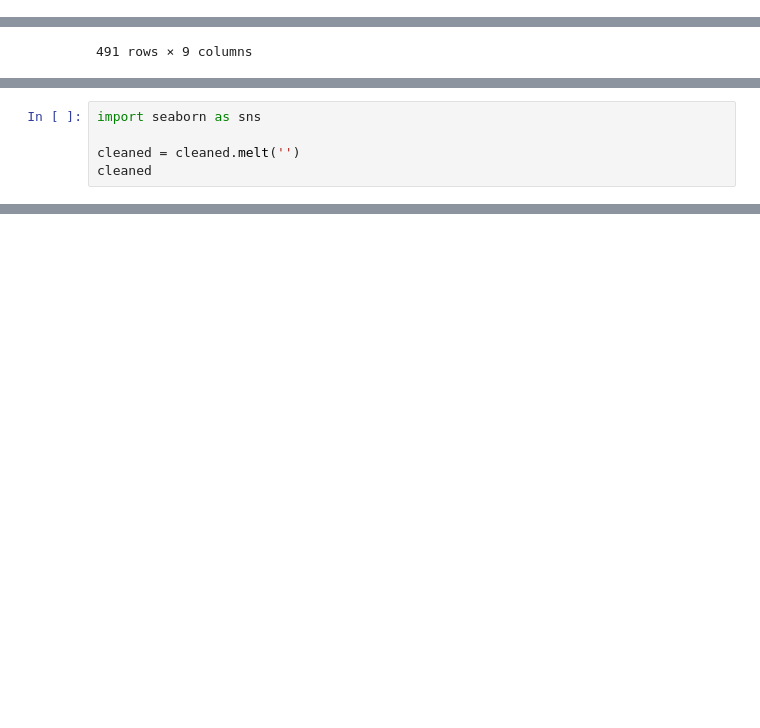
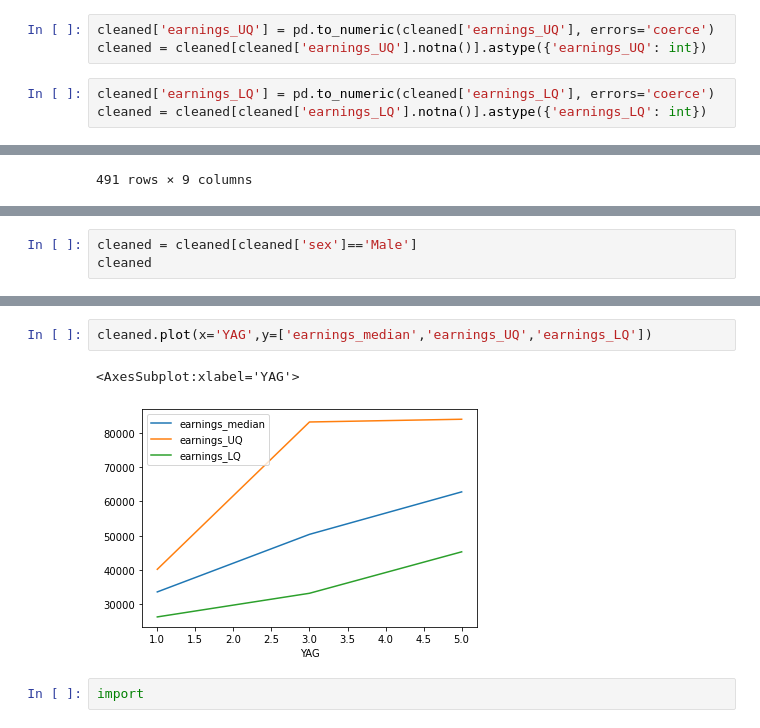
Before and after one commit to SStock1/returns_to_education, a Jupyter notebook: processing.ipynb, the cells around one changed output, grey strips where cells are left out. Cells and saved outputs as stored; diff of their text form; blank space fills up the shorter version.

```diff
--- a/processing.ipynb
+++ b/processing.ipynb
@@ -38,3 +42,9 @@ TypeError: arg must be a list, tuple, 1-d array, or Series
+# %%
+cleaned['earnings_UQ'] = pd.to_numeric(cleaned['earnings_UQ'], errors='coerce')
+cleaned = cleaned[cleaned['earnings_UQ'].notna()].astype({'earnings_UQ': int})
+# %%
+cleaned['earnings_LQ'] = pd.to_numeric(cleaned['earnings_LQ'], errors='coerce')
+cleaned = cleaned[cleaned['earnings_LQ'].notna()].astype({'earnings_LQ': int})
 # %%
 cleaned.head()
 # %% [output]
@@ -77,8 +87,3 @@ cleaned
 | 20123 | 2018/2019 | 2014/2015 | 3 | Male | Economics | The University of Bath | 50400 | 33200 | ... |
 | 23299 | 2018/2019 | 2016/2017 | 1 | Female | Economics | The University of Bath | 29200 | 25200 | ... |
 | 26596 | 2018/2019 | 2016/2017 | 1 | Male | Economics | The University of Bath | 33600 | 26300 | ... |
-# %%
-import seaborn as sns
-
-cleaned = cleaned.melt('')
-cleaned
@@ -89,0 +90,3 @@ cleaned
+# %%
+cleaned = cleaned[cleaned['sex']=='Male']
+cleaned
@@ -89,0 +98,7 @@ cleaned
+# %%
+cleaned.plot(x='YAG',y=['earnings_median','earnings_UQ','earnings_LQ'])
+# %% [output]
+<AxesSubplot:xlabel='YAG'>
+[figure, added]
+# %%
+import
```
Also changed, not shown: parts of 3 cells of this notebook, 1 other file.
